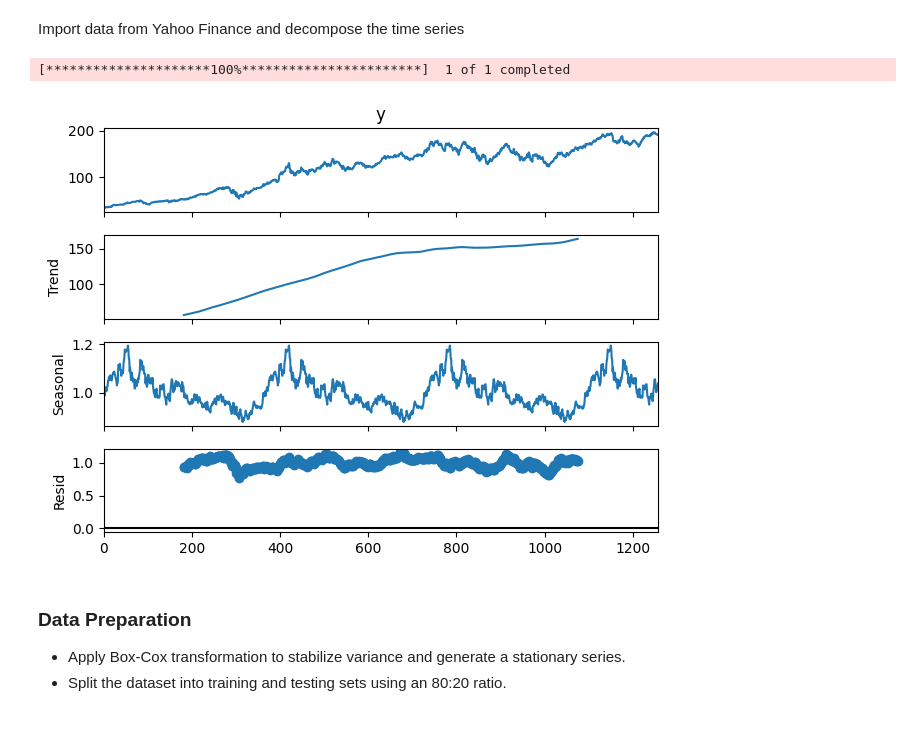
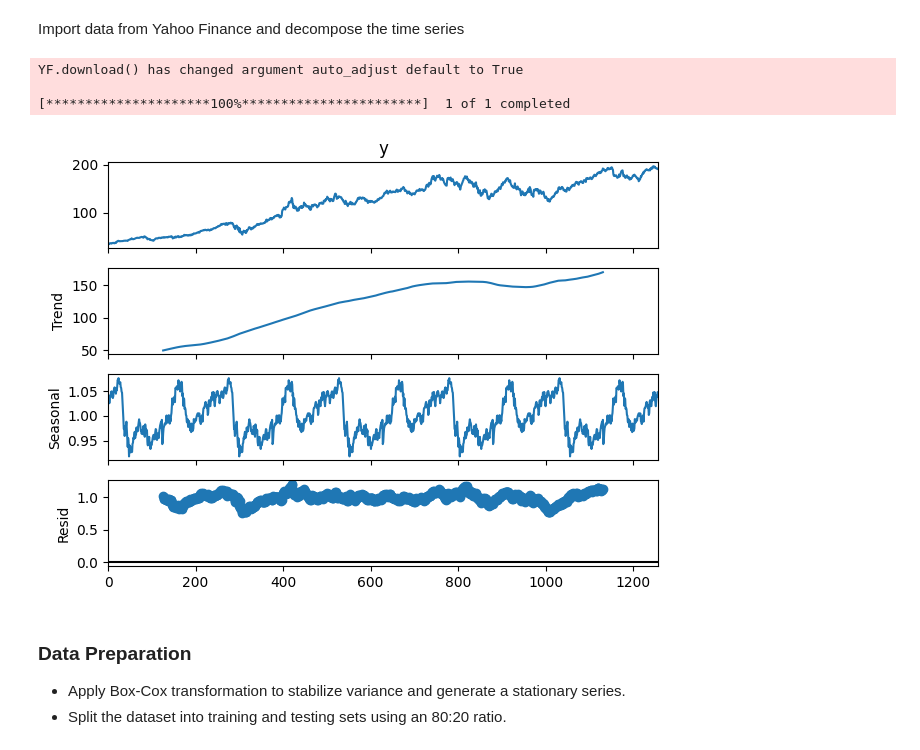
Before and after one commit to yemuyang99/time-series-forecasting, a Jupyter notebook: ts_github_version.ipynb, the cells around one changed output. Cells and saved outputs as stored; diff of their text form; code cells hidden in the pictures.

```diff
--- a/ts_github_version.ipynb
+++ b/ts_github_version.ipynb
@@ -111,25 +136,27 @@ Import data from Yahoo Finance and decompose the time series
 # %%
 # Import data from Yahoo Finance and decompose the time series
 
 # Download data for a stock (e.g., Apple) from the last 5 years
 ticker = "AAPL"
 data = yf.download(ticker, start="2019-01-01", end="2024-01-01")
 
 # Use 'Close' price and reset index
 df = data[['Close']].reset_index()
 df.columns = ['ds', 'y']  # Rename for Prophet compatibility
 df.head()
 
 # Plot the decomposition for multiplicative series
 
 decomposition_plot_multi = seasonal_decompose(df['y'],
                                               model='multiplicative',
-                                              period=365)  # Assuming daily data with yearly seasonality
+                                              period=252)  # Assuming daily data with yearly seasonality, annual trading days ~252
 decomposition_plot_multi.plot()
 plt.show()
 # %% [output]
+YF.download() has changed argument auto_adjust default to True
+
 [*********************100%***********************]  1 of 1 completed
-[figure, old version]
+[figure, new version]
 # %% [markdown]
 ### Data Preparation
 - Apply Box-Cox transformation to stabilize variance and generate a stationary series.
```
Also changed, not shown: parts of 17 cells of this notebook.
